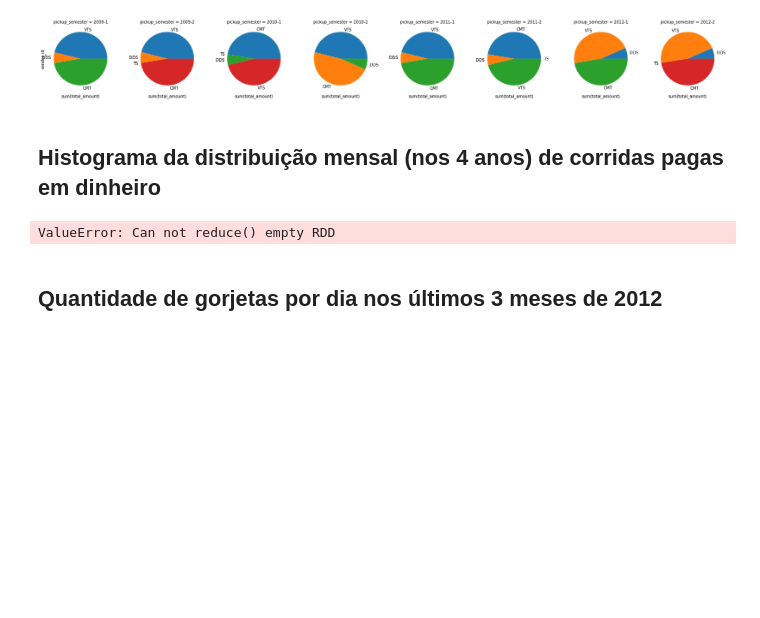
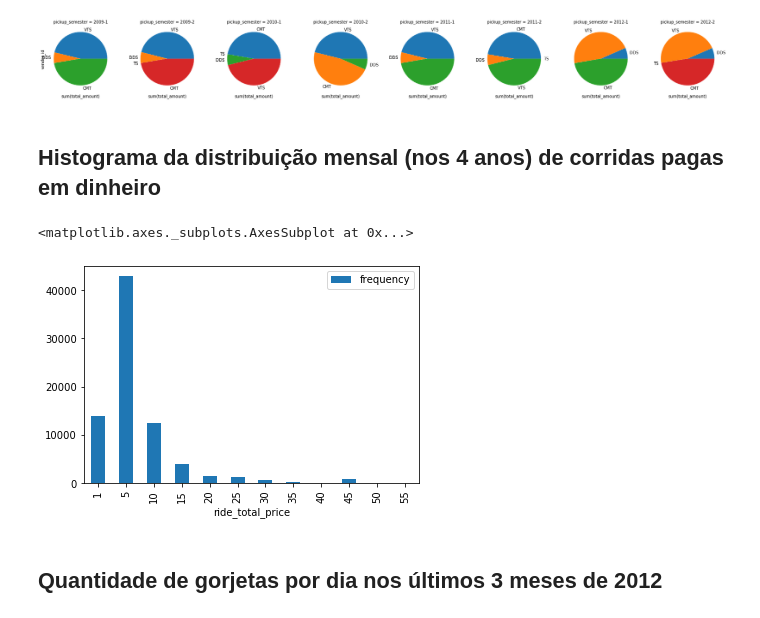
Before and after one commit to gabfr/data-engineering-nanodegree, a Jupyter notebook: explorations/nyc-taxi-challenge.ipynb, the cells around one changed output. Saved outputs shown, nothing was run; the diff lists cells and outputs as text; code cells hidden in the pictures; blank space fills up the shorter version.

```diff
--- a/explorations/nyc-taxi-challenge.ipynb
+++ b/explorations/nyc-taxi-challenge.ipynb
@@ -215,21 +232,24 @@ monthly_cash_revenues = (
                 col('total_amount')
             )
 )
-
-gre_histogram = (
-    monthly_cash_revenues
-        .filter(col('pickup_month') == '2010-1')
-        .select('total_amount')
-        .rdd.flatMap(lambda x: x).histogram(11)
-)
-
-pd.DataFrame(
-    list(zip(*gre_histogram)),
-    columns=['bin', 'frequency']
-).set_index(
-    'bin'
-).plot(kind='bar')
-# %% [output]
-ValueError: Can not reduce() empty RDD
+# %%
+gre_histogram = (
+    monthly_cash_revenues
+        .filter(col('pickup_month') == '2011-03')
+        .select('total_amount')
+        .rdd.flatMap(lambda x: x).histogram([1,5,10,15,20,25,30,35,40,45,50,55,60])
+)
+# %%
+import pandas as pd
+
+pd.DataFrame(
+    list(zip(*gre_histogram)),
+    columns=['ride_total_price', 'frequency']
+).set_index(
+    'ride_total_price'
+).plot(kind='bar')
+# %% [output]
+<matplotlib.axes._subplots.AxesSubplot at 0x...>
+[figure, added]
 # %% [markdown]
 ## Quantidade de gorjetas por dia nos últimos 3 meses de 2012
```
Also changed, not shown: parts of 4 cells of this notebook.
